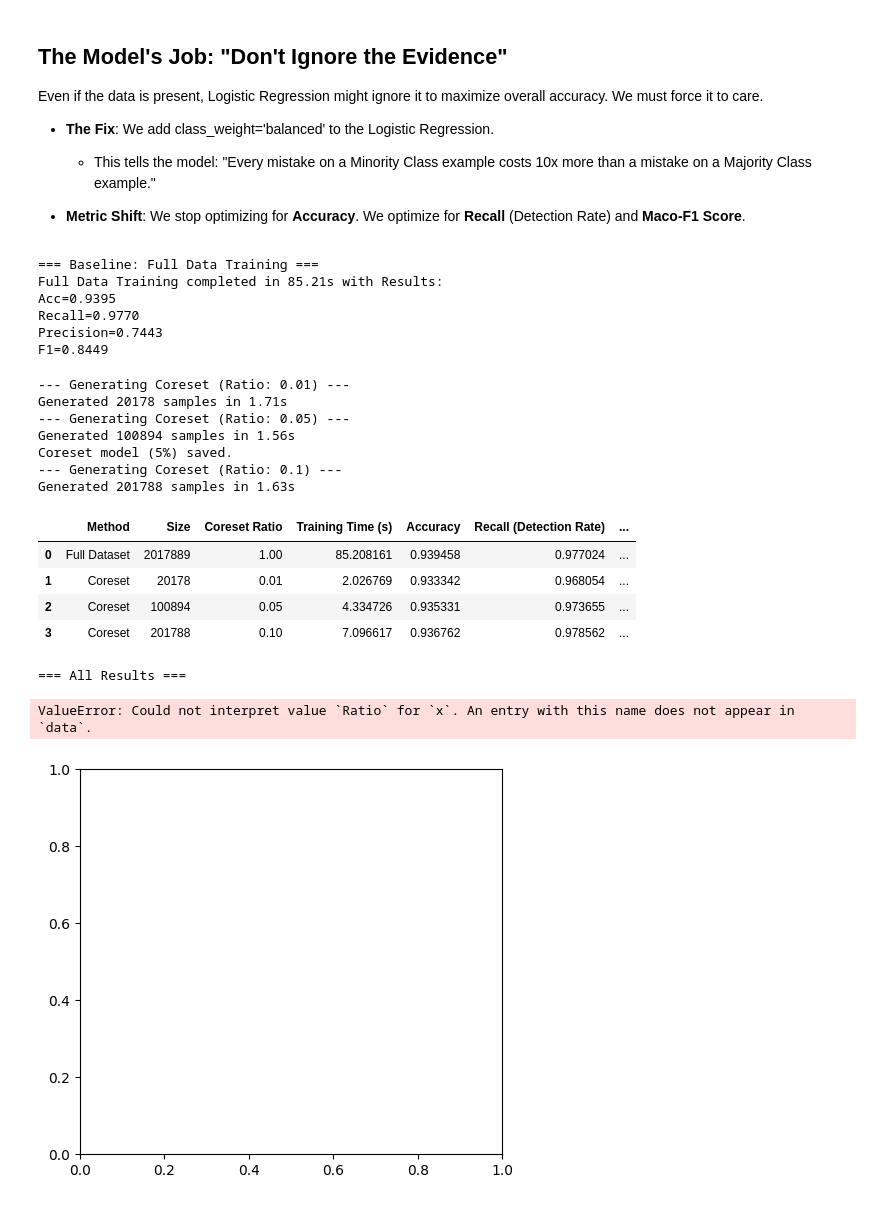
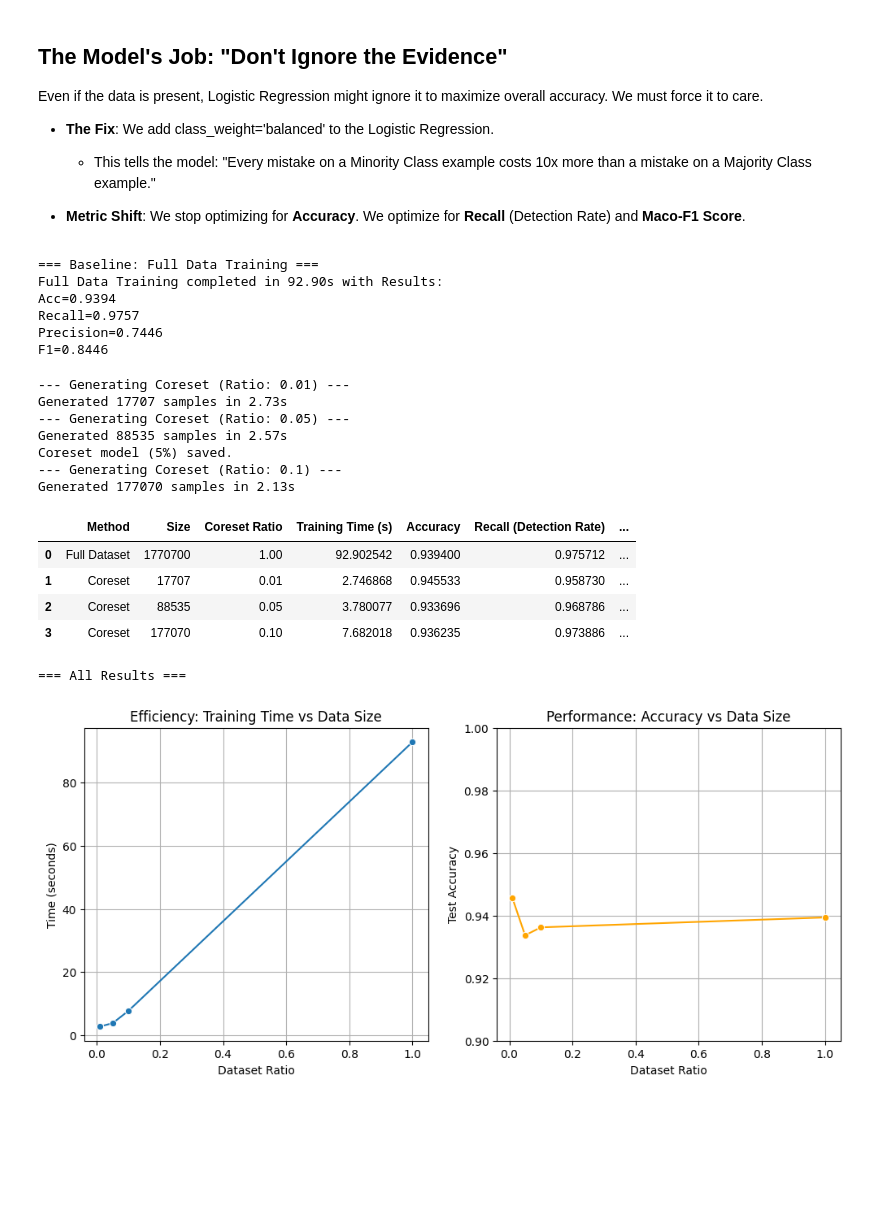
Before and after one commit to YashVerma-251103/DSc_project, a Jupyter notebook: PG/notebooks/ML_phase.ipynb, the cells around one changed output. Drawn from its saved outputs; the diff is of its cells as text; code cells hidden in the pictures; blank space fills up the shorter version.

```diff
--- a/PG/notebooks/ML_phase.ipynb
+++ b/PG/notebooks/ML_phase.ipynb
@@ -23,11 +19,13 @@ np.random.seed(SEED)
 # Load & Preprocess (The "Router Buffer")
 # %%
 try:
-    data_df
+    data_df_train
 except NameError:
-    data_df = pd.read_csv(DATA_PATH)
-    data_df.drop('Attack_Binary', axis=1, inplace=True)
-    data_df['Label_Binary'] = data_df['Label'].apply(lambda x: 0 if x == 'BENIGN' else 1)
-
-print(f"Data loaded successfully with shape: {data_df.shape}")
+    data_df_train = pd.read_parquet(f"{DATA_PATH}/train.parquet")
+print(f"Data loaded successfully with shape: {data_df_train.shape}")
+try:
+    data_df_test
+except NameError:
+    data_df_test = pd.read_parquet(f"{DATA_PATH}/test.parquet")
+print(f"Data loaded successfully with shape: {data_df_test.shape}")
 # %% [output]
@@ -35,10 +34,8 @@ Data loaded successfully with shape: (2522362, 80)
 # %%
-X = data_df.drop(['Label', 'Label_Binary'], axis=1).values
-y = data_df['Label_Binary'].values
-
-X_train_raw, X_test_raw, y_train, y_test = train_test_split(X, y, test_size=0.2, random_state=SEED, stratify=y)
-print(f"Training set shape: {X_train_raw.shape}, Testing set shape: {X_test_raw.shape}")
-
+X_train_raw = data_df_train.drop(columns=['Label','Attack_Binary']).values
+X_test_raw = data_df_test.drop(columns=['Label','Attack_Binary']).values
+y_train = data_df_train['Label'].apply(lambda x: 0 if x == 'BENIGN' else 1).values
+y_test = data_df_test['Label'].apply(lambda x: 0 if x == 'BENIGN' else 1).values
 
 # SCALE: Crucial for k-Means and Logistic Regression
 # Simulates the router learning the "normal ranges" of traffic
@@ -47,6 +44,6 @@ X_train = scaler.fit_transform(X_train_raw)
 X_test = scaler.transform(X_test_raw)
 
 # Save scaler for the "Router Inference" script later
-joblib.dump(scaler, f'{OUTPUT_DIR}/router_scaler.joblib')
+joblib.dump(scaler, f'{DATA_PATH}/router_scaler.joblib')
 print("Scaler saved.")
 # %% [output]
@@ -127,6 +123,7 @@ model_full = LogisticRegression(
 model_full.fit(X_train, y_train)
 time_full = time.time() - t0
 y_pred_full = model_full.predict(X_test)
+
 acc_full = accuracy_score(y_test, y_pred_full)
 recall_full = recall_score(y_test, y_pred_full) #! Recall = TP / (TP + FN) -> How many attacks did we catch?
 precision_full = precision_score(y_test, y_pred_full)
@@ -145,11 +142,11 @@ results.append({
 print(f"Full Data Training completed in {time_full:.2f}s with Results:\nAcc={acc_full:.4f}\nRecall={recall_full:.4f}\nPrecision={precision_full:.4f}\nF1={f1_full:.4f}")
 # %% [output]
 === Baseline: Full Data Training ===
-Full Data Training completed in 85.21s with Results:
-Acc=0.9395
-Recall=0.9770
-Precision=0.7443
-F1=0.8449
+Full Data Training completed in 92.90s with Results:
+Acc=0.9394
+Recall=0.9757
+Precision=0.7446
+F1=0.8446
 # %%
 #* 2. Coreset Loop
 for ratio in ratios:
@@ -187,51 +184,52 @@ for ratio in ratios:
 
     #? Save the 5%model for "Router Inference" later
     if (ratio == 0.05):
-        joblib.dump(model_core, f'{OUTPUT_DIR}/router_model_coreset_5pct.joblib')
+        joblib.dump(model_core, f'{DATA_PATH}/router_model_coreset_5pct.joblib')
         print("Coreset model (5%) saved.")
 # %% [output]
 --- Generating Coreset (Ratio: 0.01) ---
-Generated 20178 samples in 1.71s
+Generated 17707 samples in 2.73s
 --- Generating Coreset (Ratio: 0.05) ---
-Generated 100894 samples in 1.56s
+Generated 88535 samples in 2.57s
 Coreset model (5%) saved.
 --- Generating Coreset (Ratio: 0.1) ---
-Generated 201788 samples in 1.63s
+Generated 177070 samples in 2.13s
 # %%
 results_df = pd.DataFrame(results)
 display(results_df)
-results_df.to_csv(f'{OUTPUT_DIR}/ml_phase_results.csv', index=False)
+results_df.to_csv(f'{DATA_PATH}/ml_phase_results.csv', index=False)
 print("\n=== All Results ===")
 # %% [output]
 |  | Method | Size | Coreset Ratio | Training Time (s) | Accuracy | Recall (Detection Rate) | ... |
-| 0 | Full Dataset | 2017889 | 1.00 | 85.208161 | 0.939458 | 0.977024 | ... |
-| 1 | Coreset | 20178 | 0.01 | 2.026769 | 0.933342 | 0.968054 | ... |
-| 2 | Coreset | 100894 | 0.05 | 4.334726 | 0.935331 | 0.973655 | ... |
-| 3 | Coreset | 201788 | 0.10 | 7.096617 | 0.936762 | 0.978562 | ... |
+| 0 | Full Dataset | 1770700 | 1.00 | 92.902542 | 0.939400 | 0.975712 | ... |
+| 1 | Coreset | 17707 | 0.01 | 2.746868 | 0.945533 | 0.958730 | ... |
+| 2 | Coreset | 88535 | 0.05 | 3.780077 | 0.933696 | 0.968786 | ... |
+| 3 | Coreset | 177070 | 0.10 | 7.682018 | 0.936235 | 0.973886 | ... |
 === All Results ===
 # %%
 # Plotting Time vs Accuracy
 plt.figure(figsize=(12, 5))
 
 # Plot 1: Training Time Speedup
 plt.subplot(1, 2, 1)
-sns.lineplot(data=results_df, x='Ratio', y='Training Time (s)', marker='o')
+# CHANGE x='Ratio' to x='Coreset Ratio'
+sns.lineplot(data=results_df, x='Coreset Ratio', y='Training Time (s)', marker='o')
 plt.title('Efficiency: Training Time vs Data Size')
-plt.xlabel('Dataset Ratio (Coreset Size)')
+plt.xlabel('Dataset Ratio')
 plt.ylabel('Time (seconds)')
 plt.grid(True)
 
 # Plot 2: Accuracy Preservation
 plt.subplot(1, 2, 2)
-sns.lineplot(data=results_df, x='Ratio', y='Accuracy', marker='o', color='orange')
+# CHANGE x='Ratio' to x='Coreset Ratio'
+sns.lineplot(data=results_df, x='Coreset Ratio', y='Accuracy', marker='o', color='orange')
 plt.title('Performance: Accuracy vs Data Size')
-plt.xlabel('Dataset Ratio (Coreset Size)')
+plt.xlabel('Dataset Ratio')
 plt.ylabel('Test Accuracy')
-plt.ylim(0.9, 1.0) # Zoom in to show it stays high
+plt.ylim(0.9, 1.0)
 plt.grid(True)
 
-plt.savefig(f'{OUTPUT_DIR}/endsem_comparison_plot.png')
+plt.savefig(f'{DATA_PATH}/endsem_comparison_plot.png') # Ensure OUTPUT_DIR is defined, or use '../outputs/'
 plt.show()
 # %% [output]
-ValueError: Could not interpret value `Ratio` for `x`. An entry with this name does not appear in `data`.
-[figure, old version]
+[figure, new version]
```
Also changed, not shown: parts of 4 cells of this notebook, 5 other files.
